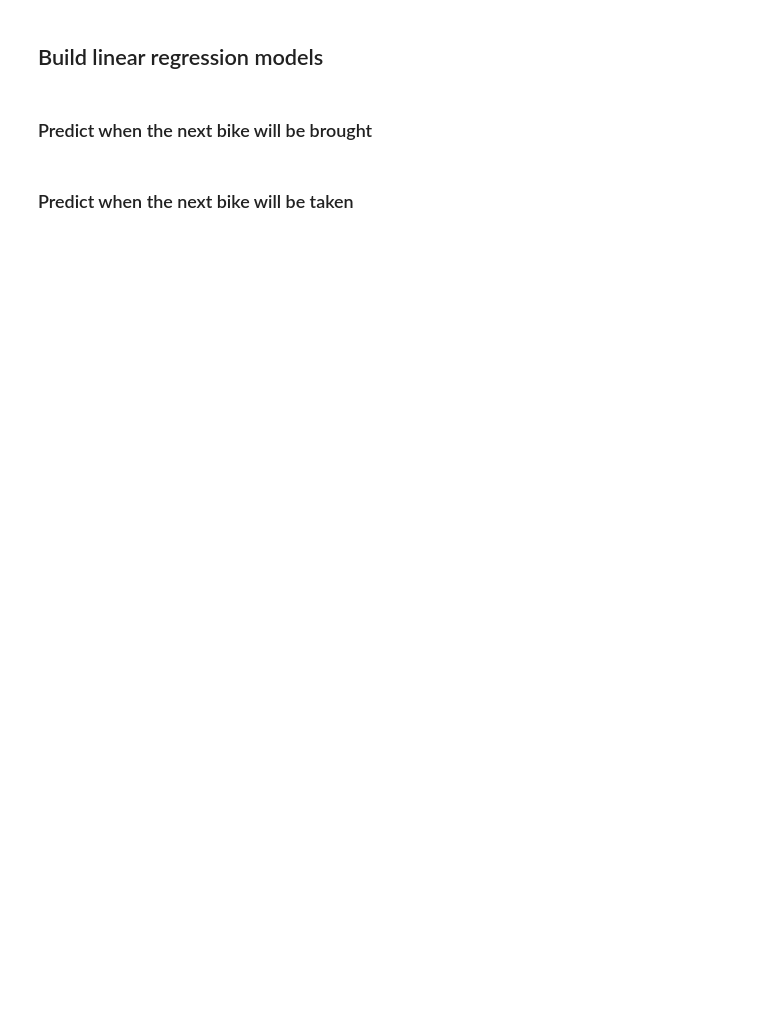
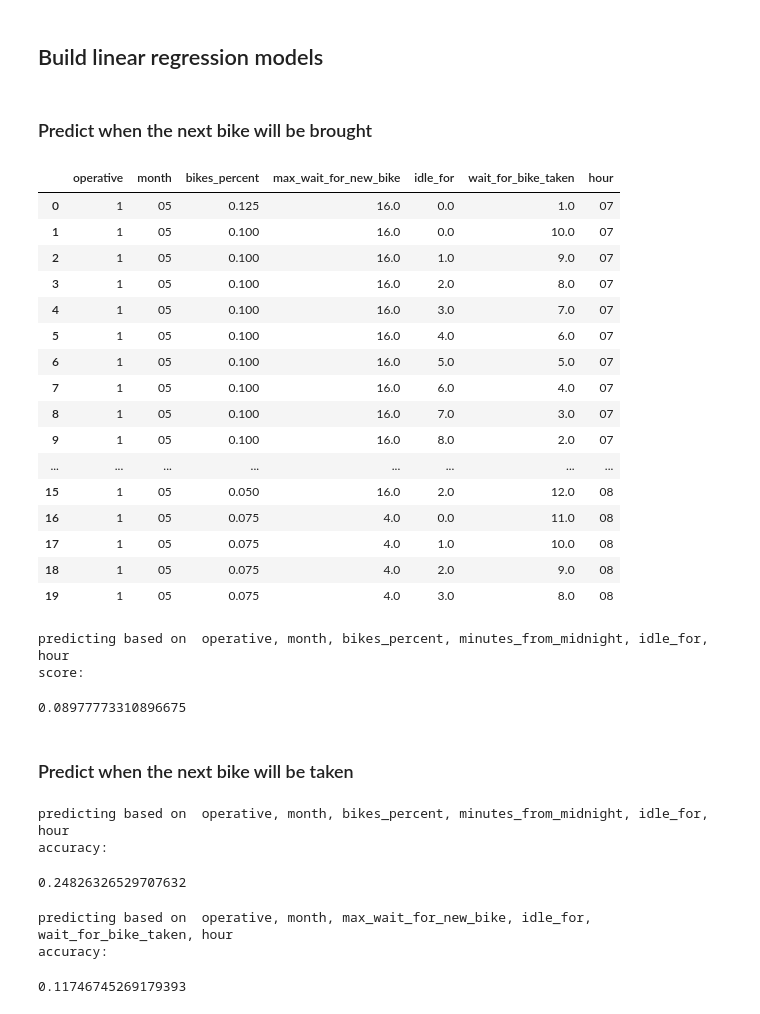
Before and after one commit to magic-city-bikes/notes, a Jupyter notebook: linear_regression.ipynb, the cells around one changed output. Saved outputs shown, nothing was run; the diff lists cells and outputs as text; code cells hidden in the pictures; blank space fills up the shorter version.

Commit message:
Update linear regression columns

```diff
--- a/linear_regression.ipynb
+++ b/linear_regression.ipynb
@@ -289,21 +324,46 @@ by_take_wait.plot(kind='bar', figsize=(20, 10))
 ## Build linear regression models
 # %% [markdown]
 ### Predict when the next bike will be brought
+# %%
+cleaned_df = df.drop(columns=['ts', 'sid', 'hour_and_minutes', 'name', 'bike_added', 'bike_removed', 'lat', 'lon', 'bikes', 'total_slots', 'minutes_from_midnight'])
+cleaned_df.head(20)
+# %% [output]
+|  | operative | month | bikes_percent | max_wait_for_new_bike | idle_for | wait_for_bike_taken | hour |
+| 0 | 1 | 05 | 0.125 | 16.0 | 0.0 | 1.0 | 07 |
+| 1 | 1 | 05 | 0.100 | 16.0 | 0.0 | 10.0 | 07 |
+| 2 | 1 | 05 | 0.100 | 16.0 | 1.0 | 9.0 | 07 |
+| 3 | 1 | 05 | 0.100 | 16.0 | 2.0 | 8.0 | 07 |
+| 4 | 1 | 05 | 0.100 | 16.0 | 3.0 | 7.0 | 07 |
+| 5 | 1 | 05 | 0.100 | 16.0 | 4.0 | 6.0 | 07 |
+| 6 | 1 | 05 | 0.100 | 16.0 | 5.0 | 5.0 | 07 |
+| 7 | 1 | 05 | 0.100 | 16.0 | 6.0 | 4.0 | 07 |
+| 8 | 1 | 05 | 0.100 | 16.0 | 7.0 | 3.0 | 07 |
+| 9 | 1 | 05 | 0.100 | 16.0 | 8.0 | 2.0 | 07 |
+| ... | ... | ... | ... | ... | ... | ... | ... |
+| 15 | 1 | 05 | 0.050 | 16.0 | 2.0 | 12.0 | 08 |
+| 16 | 1 | 05 | 0.075 | 4.0 | 0.0 | 11.0 | 08 |
+| 17 | 1 | 05 | 0.075 | 4.0 | 1.0 | 10.0 | 08 |
+| 18 | 1 | 05 | 0.075 | 4.0 | 2.0 | 9.0 | 08 |
+| 19 | 1 | 05 | 0.075 | 4.0 | 3.0 | 8.0 | 08 |
 # %%
 # removes useless columns and the column to predict
-x = df.drop(columns=['ts', 'sid', 'max_wait_for_new_bike', 'hour_and_minutes', 'name', 'bike_added', 'bike_removed', 'wait_for_bike_taken', 'lat', 'lon'])
+x = cleaned_df.drop(columns=['max_wait_for_new_bike', 'wait_for_bike_taken'])
 print('predicting based on ', ', '.join(x.columns.values))
 y = df['max_wait_for_new_bike']
 x_train, x_test, y_train, y_test = train_test_split(x, y, test_size=0.2)
 model = LinearRegression()
 model.fit(x_train, y_train)
-print('accuracy:')
+print('score:')
 model.score(x_test, y_test)
+# %% [output]
+predicting based on  operative, month, bikes_percent, minutes_from_midnight, idle_for, hour
+score:
+0.08977773310896675
 # %% [markdown]
 ### Predict when the next bike will be taken
 # %%
 # removes useless columns and the column to predict
-x = df.drop(columns=['ts', 'sid', 'wait_for_bike_taken', 'hour_and_minutes', 'name', 'bike_removed', 'bike_added', 'max_wait_for_new_bike', 'lat', 'lon'])
+x = cleaned_df.drop(columns=['wait_for_bike_taken', 'max_wait_for_new_bike'])
 print('predicting based on ', ', '.join(x.columns.values))
 y = df['wait_for_bike_taken']
 x_train, x_test, y_train, y_test = train_test_split(x, y, test_size=0.2)
@@ -311,3 +371,21 @@ model = LinearRegression()
 model.fit(x_train, y_train)
 print('accuracy:')
 model.score(x_test, y_test)
+# %% [output]
+predicting based on  operative, month, bikes_percent, minutes_from_midnight, idle_for, hour
+accuracy:
+0.24826326529707632
+# %%
+# removes useless columns and the column to predict
+x = cleaned_df.drop(columns=['bikes_percent'])
+print('predicting based on ', ', '.join(x.columns.values))
+y = df['bikes_percent']
+x_train, x_test, y_train, y_test = train_test_split(x, y, test_size=0.2)
+model = LinearRegression()
+model.fit(x_train, y_train)
+print('accuracy:')
+model.score(x_test, y_test)
+# %% [output]
+predicting based on  operative, month, max_wait_for_new_bike, idle_for, wait_for_bike_taken, hour
+accuracy:
+0.11746745269179393
```
Also changed, not shown: parts of 10 cells of this notebook.
